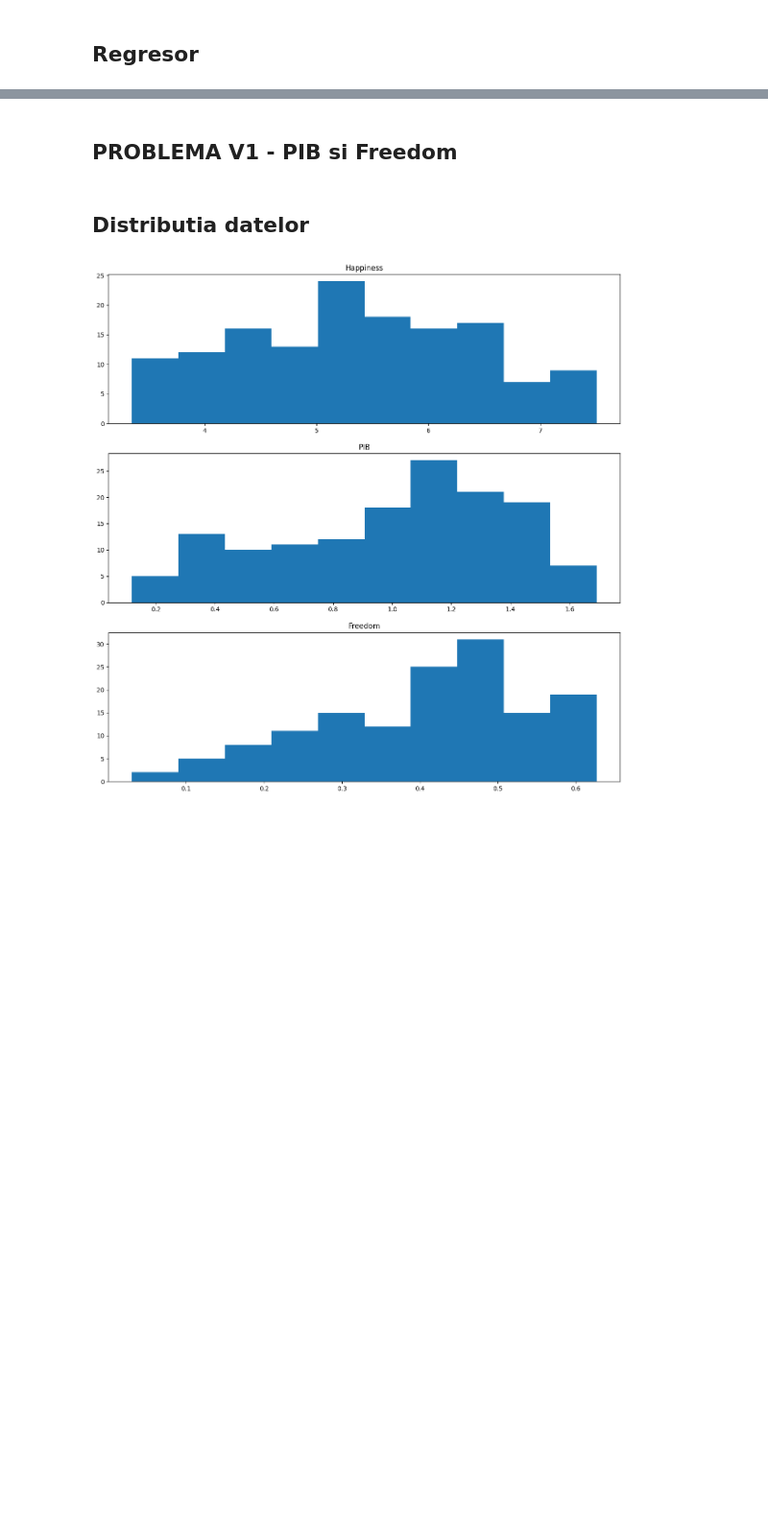
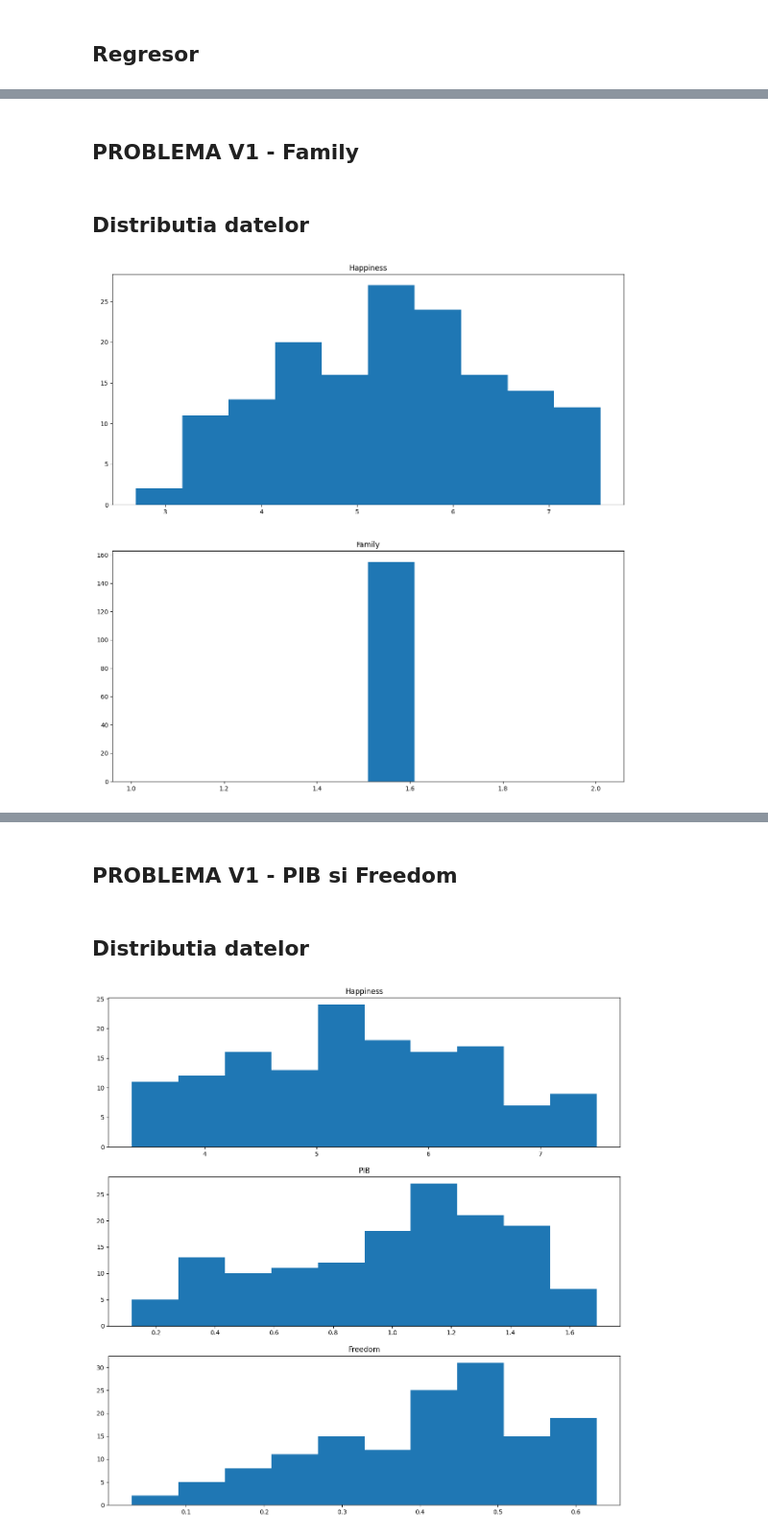
Before and after one commit to karinakentsch19/Laboratoare-AI, a Jupyter notebook: Lab5 - Rezolvarea unor probleme de regresie prin metode de învățare automată/V1-myLinearModel.ipynb, the cells around one changed output, grey strips where cells are left out. Shown: that part at 96% size. Drawn from its saved outputs; the diff is of its cells as text; code cells hidden in the pictures; blank space fills up the shorter version.

```diff
--- a/Lab5 - Rezolvarea unor probleme de regresie prin metode de învățare automată/V1-myLinearModel.ipynb
+++ b/Lab5 - Rezolvarea unor probleme de regresie prin metode de învățare automată/V1-myLinearModel.ipynb
@@ -354,0 +463,9 @@ COMPUTED ERROR =  0.555744749507815
+# %% [markdown]
+## PROBLEMA V1 - Family
+# %% [markdown]
+<h2>Distributia datelor</h2>
+# %%
+worldHappiness3 = readData3("v1_world-happiness-report-2017.csv");
+plotDataDistribution3(worldHappiness3)
+# %% [output]
+[figure, added]
```
Also changed, not shown: parts of 12 cells of this notebook.
